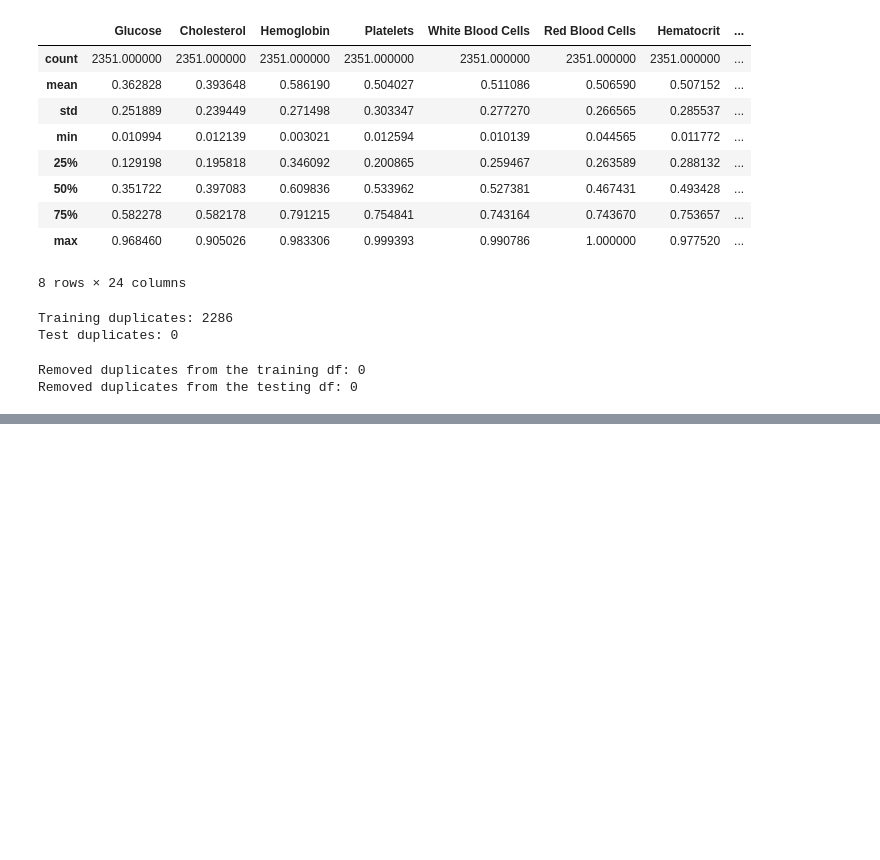
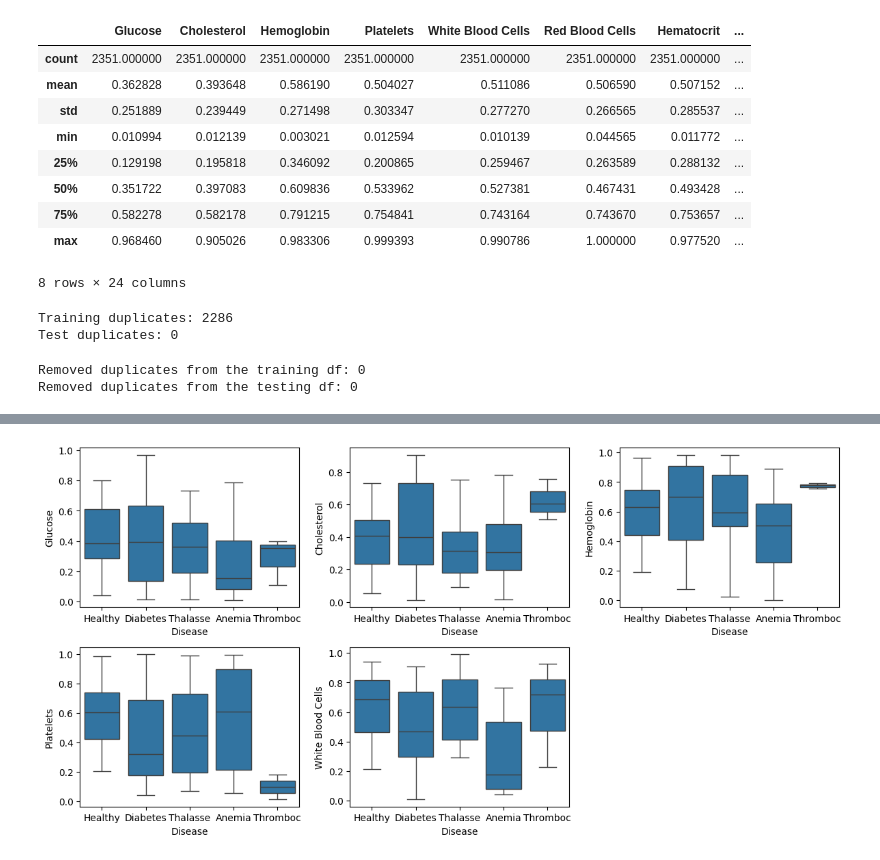
Before and after one commit to SamuelIVX/DiseasePredictionModel, a Jupyter notebook: DiseaseMLModel.ipynb, the cells around one changed output, grey strips where cells are left out. Cells and saved outputs as stored; diff of their text form; code cells hidden in the pictures; blank space fills up the shorter version.

```diff
--- a/DiseaseMLModel.ipynb
+++ b/DiseaseMLModel.ipynb
@@ -123,0 +147,9 @@ Removed duplicates from the testing df: 0
+# %%
+plt.figure(figsize=(12, 6))
+for i, feature in enumerate(numeric_features):
+    plt.subplot(2, 3, i+1)
+    sns.boxplot(x='Disease', y=feature, data=df_clean_train)
+plt.tight_layout()
+plt.show()
+# %% [output]
+[figure, added]
```
Also changed, not shown: parts of 6 cells of this notebook.
